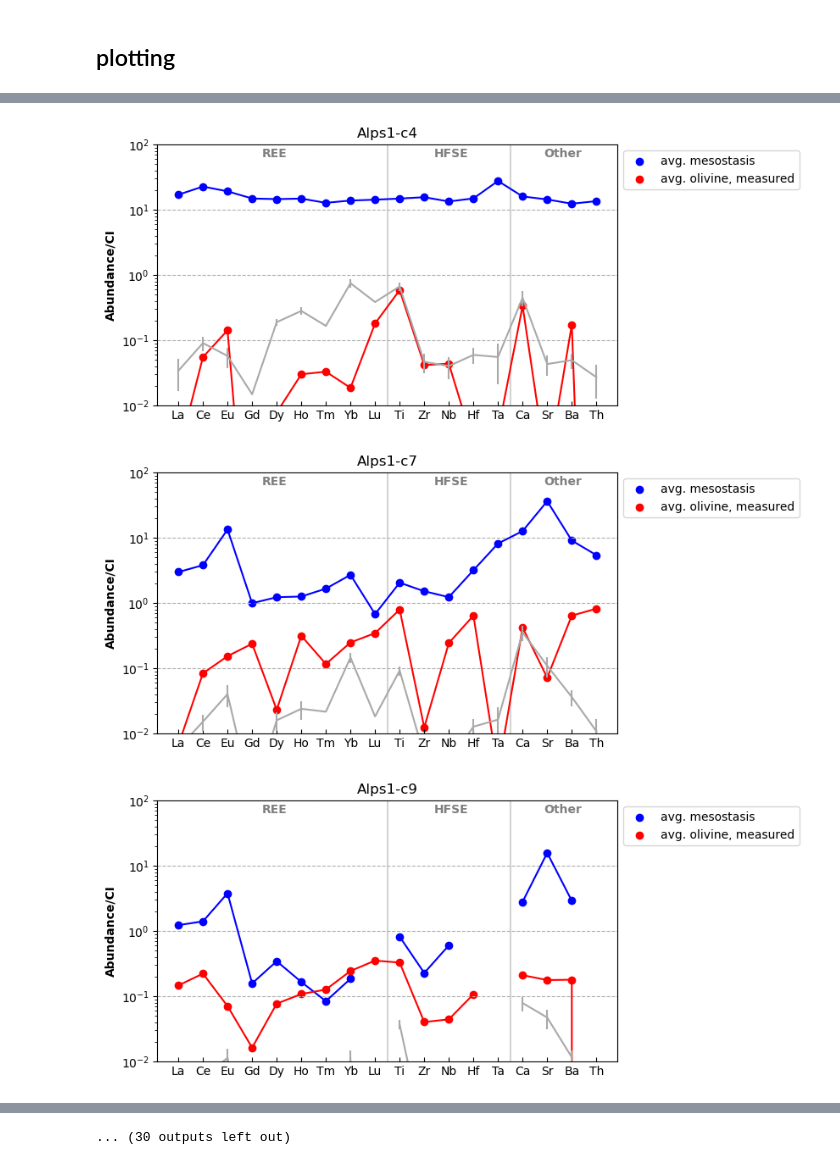
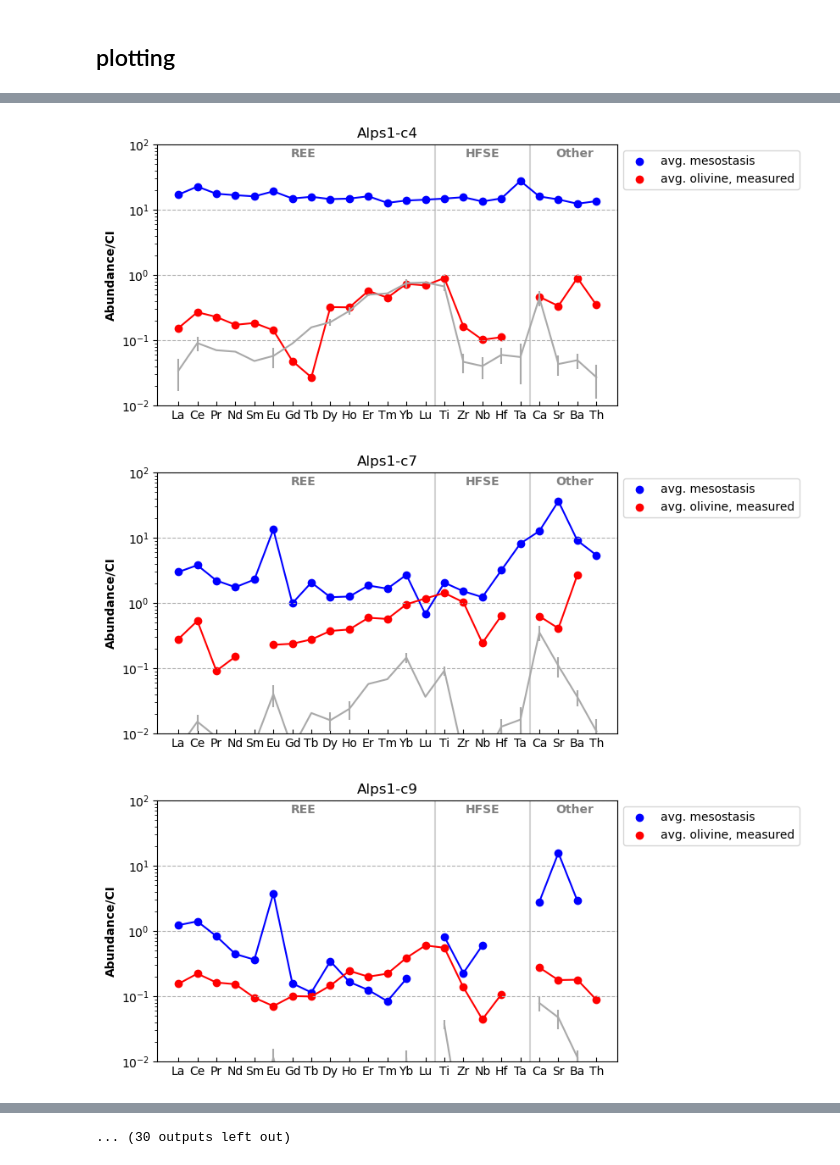
Before and after one commit to JGCAITLIN/HFSE, a Jupyter notebook: partition_coeff.ipynb, the cells around one changed output, grey strips where cells are left out. Cells and saved outputs as stored; diff of their text form; code cells hidden in the pictures.

Commit message:
manually selected olivine spots and interpolated for other REE Di

```diff
--- a/partition_coeff.ipynb
+++ b/partition_coeff.ipynb
@@ -91,5 +142,6 @@ ci = [CI.La, CI.Ce, CI.Eu, CI.Gd, CI.Dy, CI.Ho, CI.Tm, CI.Yb, CI.Lu, CI.Ti, CI.Z
 # %%
-elements = ['La', 'Ce', 'Eu', 'Gd', 'Dy', 'Ho', 'Tm', 'Yb', 'Lu', 'Ti', 'Zr', 'Nb', 'Hf', 'Ta', 'Ca', 'Sr', 'Ba', 'Th']
+#elements = ['La', 'Ce', 'Eu', 'Gd', 'Dy', 'Ho', 'Tm', 'Yb', 'Lu', 'Ti', 'Zr', 'Nb', 'Hf', 'Ta', 'Ca', 'Sr', 'Ba', 'Th']
+elements = ['La', 'Ce', 'Pr', 'Nd', 'Sm', 'Eu', 'Gd', 'Tb', 'Dy', 'Ho', 'Er', 'Tm', 'Yb', 'Lu', 'Ti', 'Zr', 'Nb', 'Hf', 'Ta', 'Ca', 'Sr', 'Ba', 'Th']
 # %%
 Di
 # %% [output]
@@ -155,9 +228,9 @@ columns2022_err = ['LA_Name', 'Met_Name', 'Object','Phase', 'Component',
 column_rename_dict = {old_col: new_col for old_col, new_col in zip(columns2019, columns2022)}
 columnerr_rename_dict = {old_col: new_col for old_col, new_col in zip(columns2019_err, columns2022_err)}
 # %%
-olv2019 = data_2019_mg[(data_2019_mg.Phase=='olv') & (data_2019_mg.Component=='chondrule')][columns2019]
+olv2019 = data_2019_mg[(data_2019_mg.Phase=='olv') & (data_2019_mg.Component=='chondrule')][columns2019_olv]
 olv2019.rename(columns=column_rename_dict, inplace=True)
-olv2022 = data_2022_mg[(data_2022_mg.Phase=='olv') & (data_2022_mg.Component=='chondrule')][columns2022]
+olv2022 = data_2022_mg[(data_2022_mg.Phase=='olv') & (data_2022_mg.Component=='chondrule')][columns2022_olv]
 olv = pd.concat([olv2019, olv2022])
 # %%
 gls2019 = data_2019_ca[(data_2019_ca.Phase=='gls') & (data_2019_ca.Component=='chondrule')][columns2019]
@@ -192,5 +270,12 @@ olv_avg_calc_ci = gls_avg_ci.mul(np.array(Di.D_i), axis=1)
 # %%
 chondrules = gls_avg.index
+# %%
+col_grab = ['La139_ppm_mean', 'Ce140_ppm_mean', 'Pr141_ppm_mean','Nd146_ppm_mean',
+               'Sm147_ppm_mean', 'Eu153_ppm_mean', 'Gd157_ppm_mean', 'Tb159_ppm_mean',
+               'Dy163_ppm_mean','Ho165_ppm_mean', 'Er166_ppm_mean', 'Tm169_ppm_mean',
+               'Yb172_ppm_mean', 'Lu175_ppm_mean', 'Ti48_ppm_mean', 'Zr90_ppm_mean',
+               'Nb93_ppm_mean', 'Hf178_ppm_mean', 'Ta181_ppm_mean', 'Ca44_ppm_mean',
+               'Sr88_ppm_mean', 'Ba137_ppm_mean', 'Th232_ppm_mean']
 # %% [markdown]
 ## picking min olv spot
 # %%
@@ -225,4 +310,4 @@ data = {
             6, 7, 13]
     # Add more columns as needed
 }
-olv_spots = pd.DataFrame(data)
+olv_spots = pd.DataFrame(data).set_index(['meteorite', 'object'])
@@ -310,7 +375,7 @@ test.loc[min_rees]
 # %% [markdown]
 ## plotting
 # %%
-for i in range(0,len(chondrules)):
+for i in range(0, len(chondrules)):
     if chondrules[i] in olv_avg_meas.index:
         #setting up plot
         fig, ax = plt.subplots(figsize=(7,4))
@@ -323,12 +388,12 @@ for i in range(0,len(chondrules)):
 
         ax.tick_params(axis='x', direction='in')
 
-        ax.axvline(x=8.5, color='lightgrey', zorder=0)
         ax.axvline(x=13.5, color='lightgrey', zorder=0)
+        ax.axvline(x=18.5, color='lightgrey', zorder=0)
 
-        ax.text(3.4, 65, 'REE', color='grey', fontweight='bold')
-        ax.text(10.4, 65, 'HFSE', color='grey', fontweight='bold')
-        ax.text(14.85, 65, 'Other', color='grey', fontweight='bold')
+        ax.text(5.9, 65, 'REE', color='grey', fontweight='bold')
+        ax.text(15.1, 65, 'HFSE', color='grey', fontweight='bold')
+        ax.text(19.85, 65, 'Other', color='grey', fontweight='bold')
 
         #plotting
         #glass
@@ -336,8 +401,12 @@ for i in range(0,len(chondrules)):
         ax.plot(elements, gls_avg_ci.loc[chondrules[i]], color='blue')
 
         #olivine measured
-        ax.scatter(elements, olv_avg_meas_ci.loc[chondrules[i]], color='red', label='avg. olivine, measured')
-        ax.plot(elements, olv_avg_meas_ci.loc[chondrules[i]], color='red')
+        spot = int(olv_spots.loc[chondrules[i]])
+        olv_meas = olv[(olv.Met_Name==chondrules[i][0]) & (olv.Object==chondrules[i][1]) & (olv.Spot_Num==spot)][col_grab].values.flatten()
+        olv_meas_ci = olv_meas/ci
+
+        ax.scatter(elements, olv_meas_ci, color='red', label='avg. olivine, measured')
+        ax.plot(elements, olv_meas_ci, color='red')
 
         #olivine calculated
         ax.errorbar(elements, olv_avg_calc_ci.loc[chondrules[i]], zerr.loc[chondrules[i]], color='darkgrey')
@@ -352,3 +421,3 @@ for i in range(0,len(chondrules)):
-[figure, old version]
+[figure, new version]
-[figure, old version]
+[figure, new version]
-[figure, old version]
+[figure, new version]
```
Also changed, not shown: parts of 21 cells of this notebook.
